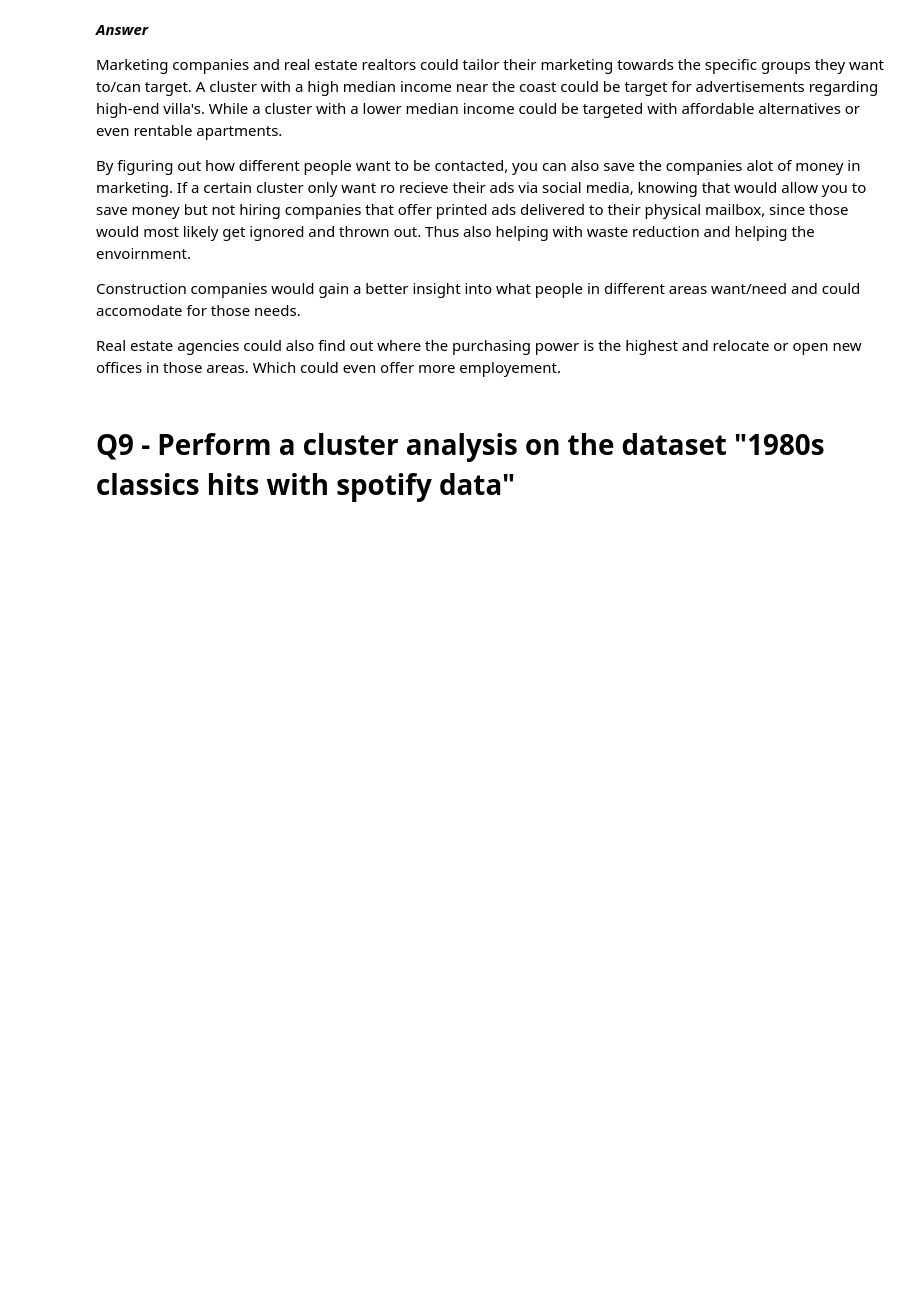
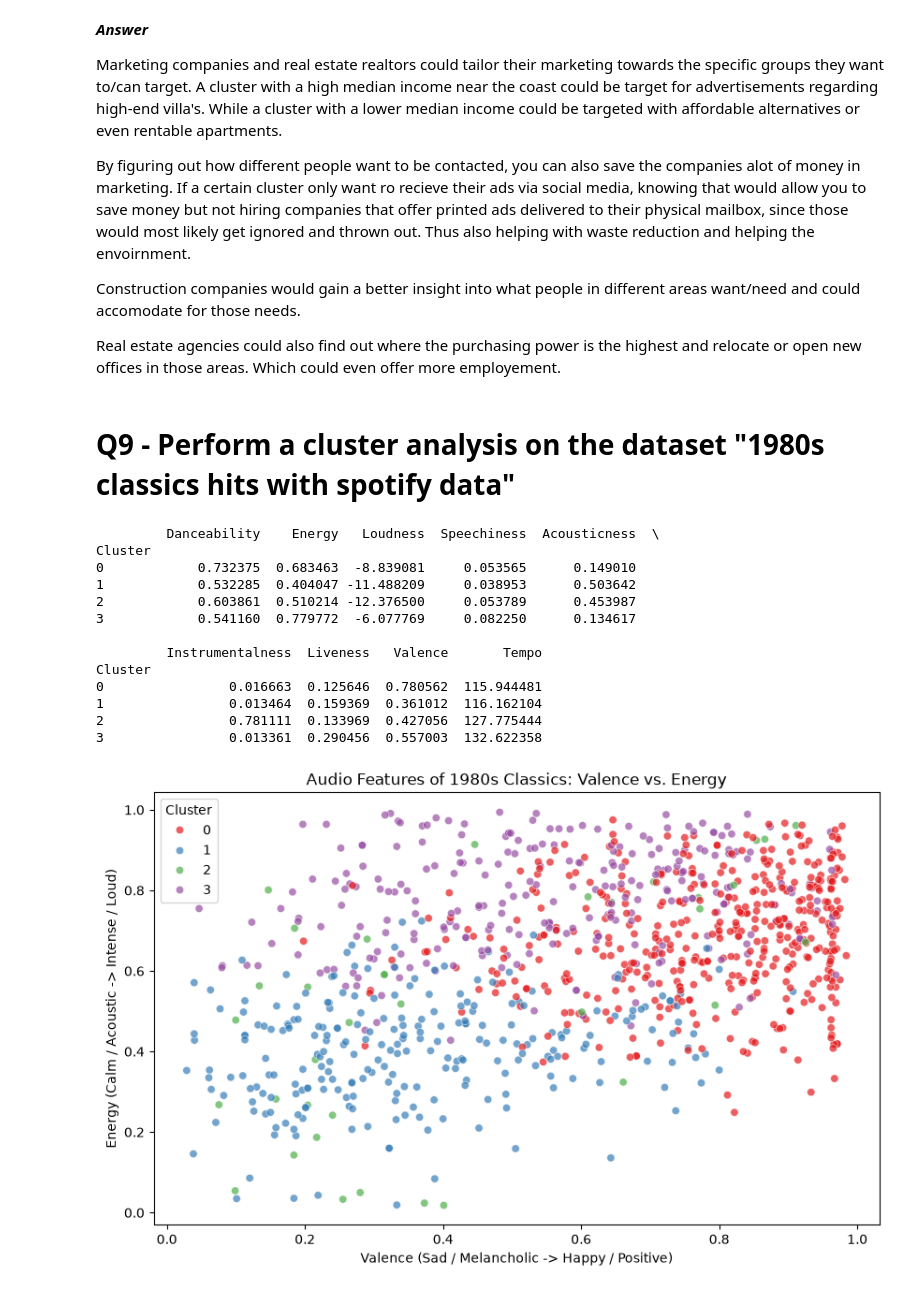
Before and after one commit to OscarK99Swe/Machine-Learning-Theory, a Jupyter notebook: Chapter 6.ipynb, the cells around one changed output. Cells and saved outputs as stored; diff of their text form; code cells hidden in the pictures; blank space fills up the shorter version.

```diff
--- a/Chapter 6.ipynb
+++ b/Chapter 6.ipynb
@@ -104,3 +104,67 @@ Real estate agencies could also find out where the purchasing power is the highe
 and relocate or open new offices in those areas. Which could even offer more employement.
 # %% [markdown]
 # Q9 - Perform a cluster analysis on the dataset "1980s classics hits with spotify data"
+# %%
+import pandas as pd
+import matplotlib.pyplot as plt
+import seaborn as sns
+from sklearn.cluster import KMeans
+from sklearn.preprocessing import StandardScaler
+
+# 1. Load the dataset
+df = pd.read_csv("Datasets/1980sClassics.csv")
+
+# 2. Select numerical audio features relevant for clustering
+features = ['Danceability', 'Energy', 'Loudness', 'Speechiness',
+            'Acousticness', 'Instrumentalness', 'Liveness', 'Valence', 'Tempo']
+X = df[features]
+
+# 3. Standardize the features so large values (like Tempo) don't overpower small ones
+scaler = StandardScaler()
+X_scaled = scaler.fit_transform(X)
+
+# 4. Initialize and fit the KMeans model with 4 clusters
+kmeans = KMeans(n_clusters=4, random_state=42)
+df['Cluster'] = kmeans.fit_predict(X_scaled)
+
+# Convert cluster labels to a category so Seaborn handles the colors correctly
+df['Cluster'] = df['Cluster'].astype("category")
+
+# 5. Visualize the clusters using a scatter plot
+# We plot Valence (Mood) against Energy (Intensity) as they best represent musical feel
+plt.figure(figsize=(10, 6))
+
+sns.scatterplot(
+    data=df,
+    x='Valence',
+    y='Energy',
+    hue='Cluster',
+    palette='Set1', # Choose a distinct color palette
+    alpha=0.7       # Make points slightly transparent to see overlapping tracks
+)
+
+# 6. Add labels and title for clarity
+plt.title('Audio Features of 1980s Classics: Valence vs. Energy')
+plt.xlabel('Valence (Sad / Melancholic -> Happy / Positive)')
+plt.ylabel('Energy (Calm / Acoustic -> Intense / Loud)')
+
+cluster_profiles = df.groupby('Cluster')[features].mean()
+print(cluster_profiles)
+
+# 7. Display the graph
+plt.show()
+# %% [output]
+         Danceability    Energy   Loudness  Speechiness  Acousticness  \
+Cluster
+0            0.732375  0.683463  -8.839081     0.053565      0.149010
+1            0.532285  0.404047 -11.488209     0.038953      0.503642
+2            0.603861  0.510214 -12.376500     0.053789      0.453987
+3            0.541160  0.779772  -6.077769     0.082250      0.134617
+
+         Instrumentalness  Liveness   Valence       Tempo
+Cluster
+0                0.016663  0.125646  0.780562  115.944481
+1                0.013464  0.159369  0.361012  116.162104
+2                0.781111  0.133969  0.427056  127.775444
+3                0.013361  0.290456  0.557003  132.622358
+[figure, added]
```
Also changed, not shown: parts of 1 cell of this notebook, 1 other file.
